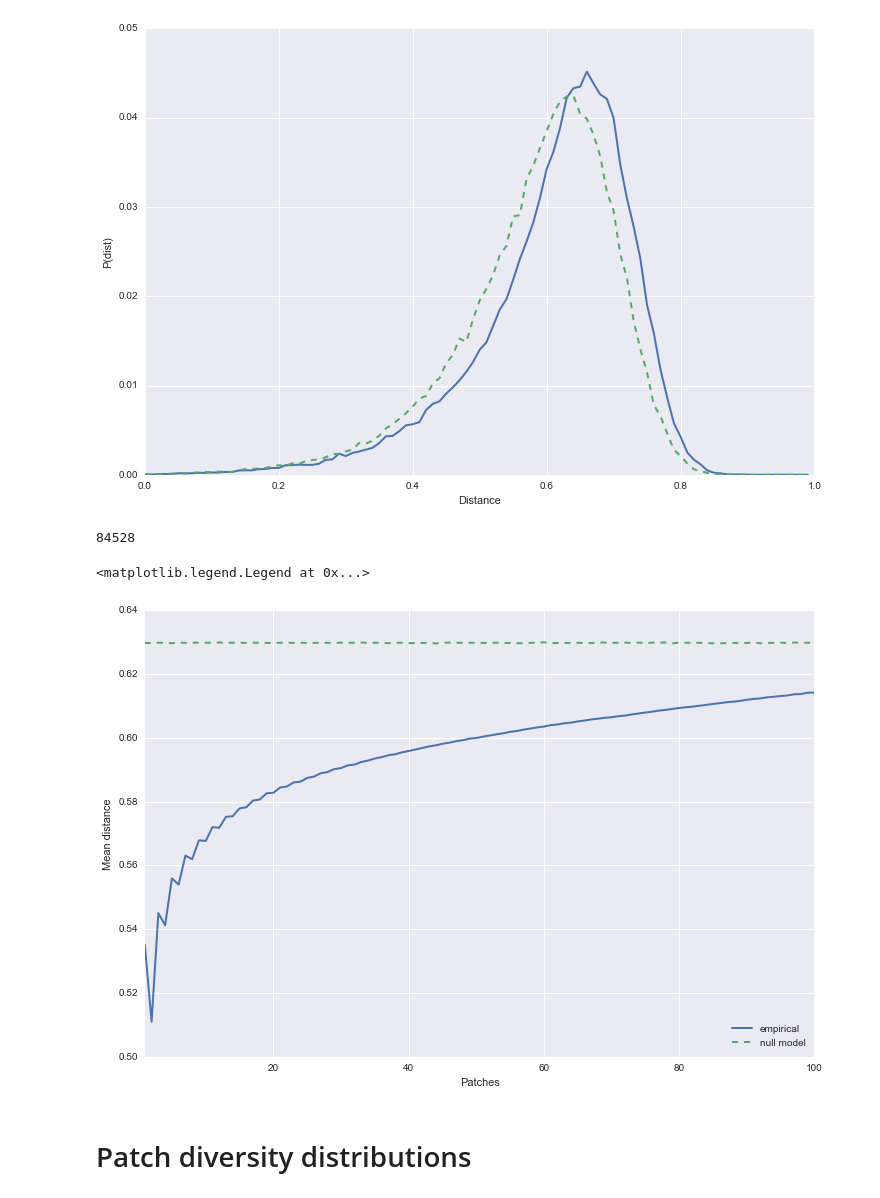
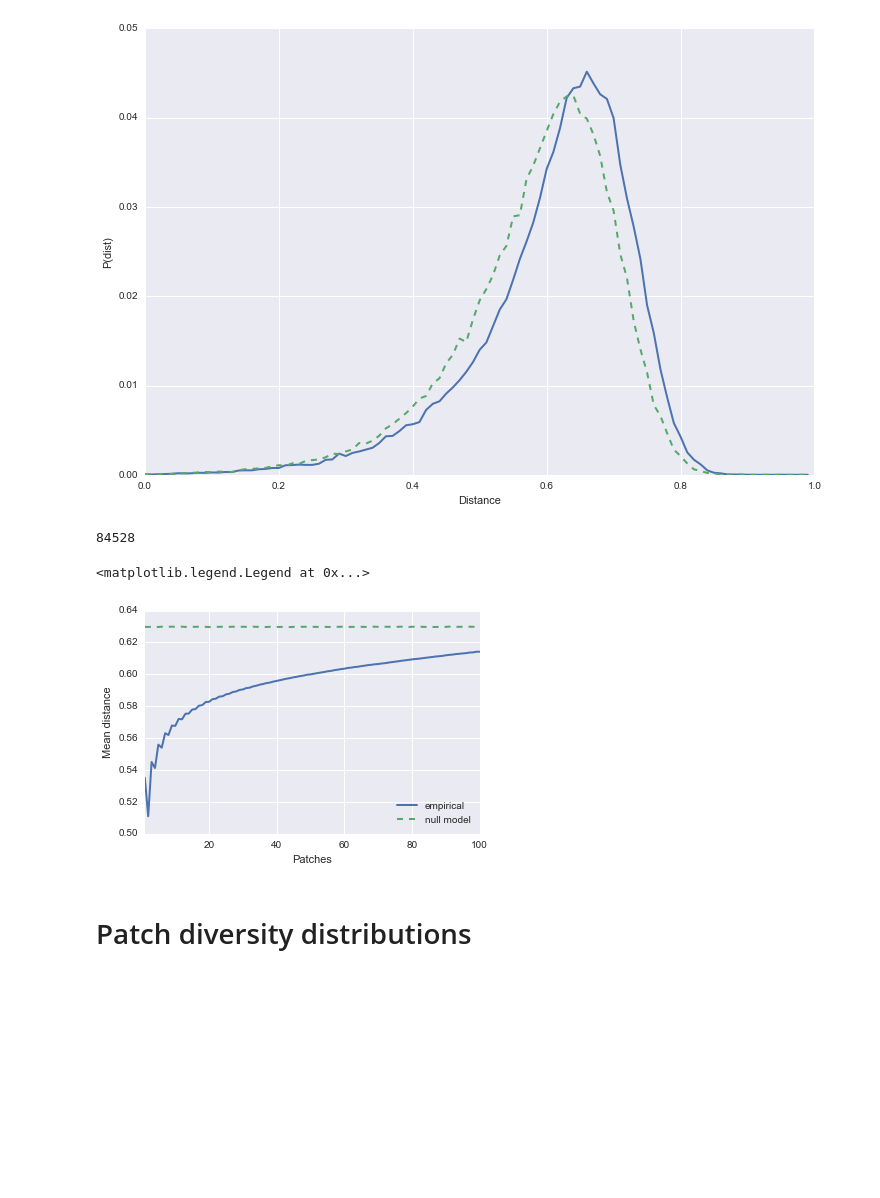
Before and after one commit to jlorince/MusicForaging, a Jupyter notebook: notebooks/result_viz.ipynb, the cells around one changed output. Drawn from its saved outputs; the diff is of its cells as text; code cells hidden in the pictures; blank space fills up the shorter version.

Commit message:
patch ee stuff prototype

```diff
--- a/notebooks/result_viz.ipynb
+++ b/notebooks/result_viz.ipynb
@@ -315,24 +302,22 @@ ax.set_ylabel('P(dist)')
 # %%
 # patch-based analyses
 
 df = pd.read_table('../testData/patch_blockdists_concat',header=None,names=['user','basis','d']).drop_duplicates(['user','basis'])
 df['d'] = df['d'].apply(lambda s: np.array(s.split(','),dtype=float))
 print len(df['user'].unique())
+fig,ax = plt.subplots(1,1)#,figsize=(12,8))
+blocks = np.nanmean(np.vstack(df[df['basis']=='patch']['d'].values),axis=0)
+blocks_rand = np.nanmean(np.vstack(df[df['basis']=='patch_random']['d'].values),axis=0)
+ax.plot(np.arange(1,101,1),blocks,lw=2,label='empirical')
+ax.plot(np.arange(1,101,1),blocks_rand,lw=2,ls='--',label='null model')
+ax.set_ylabel('Mean distance')
+ax.set_xlabel('Patches')
+ax.set_xlim(1,len(blocks))
+ax.legend(loc='lower right')
 # %% [output]
 84528
+<matplotlib.legend.Legend at 0x...>
+[figure, added]
-# %%
-fig,ax = plt.subplots(1,1,figsize=(12,8))
-blocks = np.nanmean(np.vstack(df[df['basis']=='patch']['d'].values),axis=0)
-blocks_rand = np.nanmean(np.vstack(df[df['basis']=='patch_random']['d'].values),axis=0)
-ax.plot(np.arange(1,101,1),blocks,lw=2,label='empirical')
-ax.plot(np.arange(1,101,1),blocks_rand,lw=2,ls='--',label='null model')
-ax.set_ylabel('Mean distance')
-ax.set_xlabel('Patches')
-ax.set_xlim(1,len(blocks))
-ax.legend(loc='lower right')
-# %% [output]
-<matplotlib.legend.Legend at 0x...>
-[figure, removed]
 # %% [markdown]
 # Patch diversity distributions
 # %%
```
Also changed, not shown: parts of 9 cells of this notebook, 5 other files.
